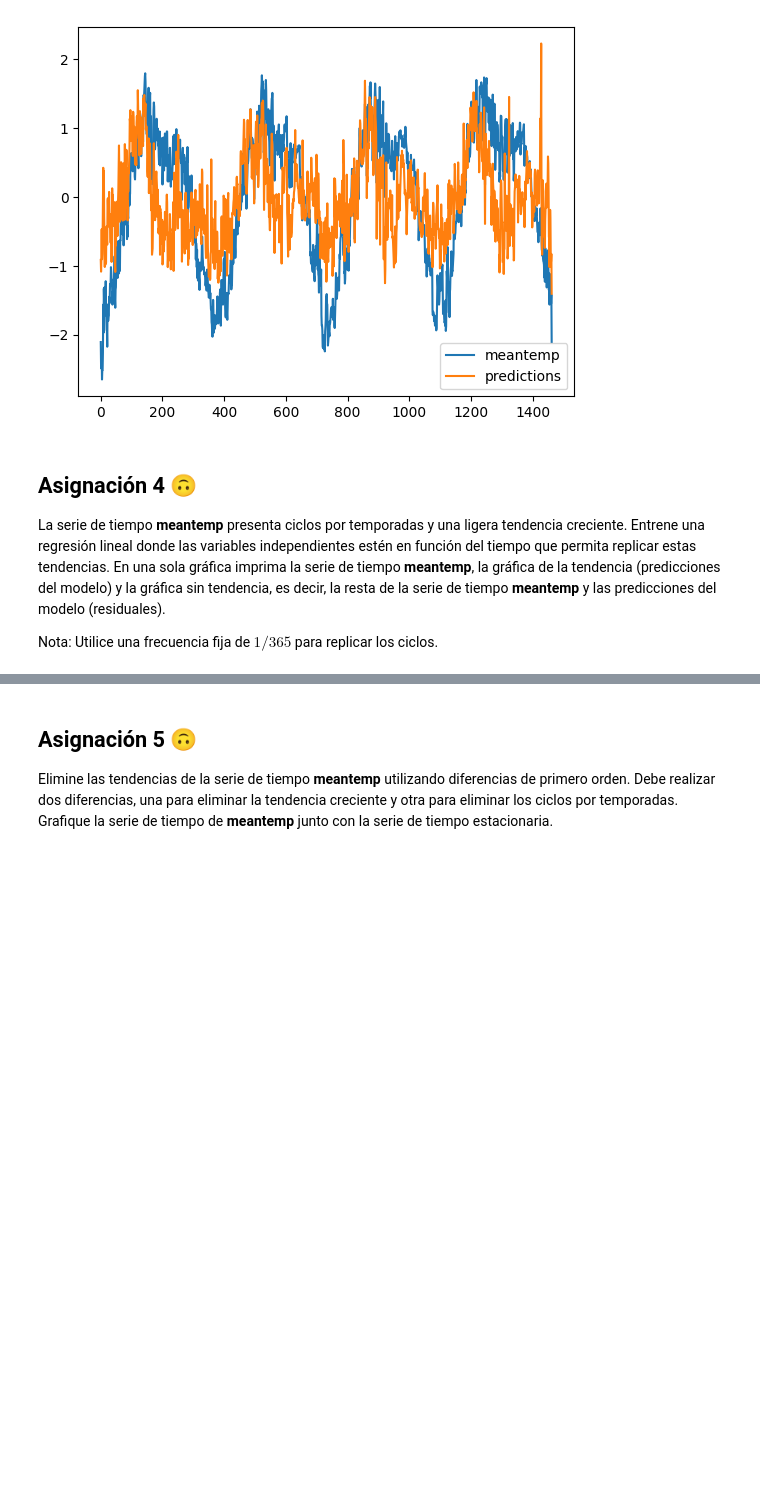
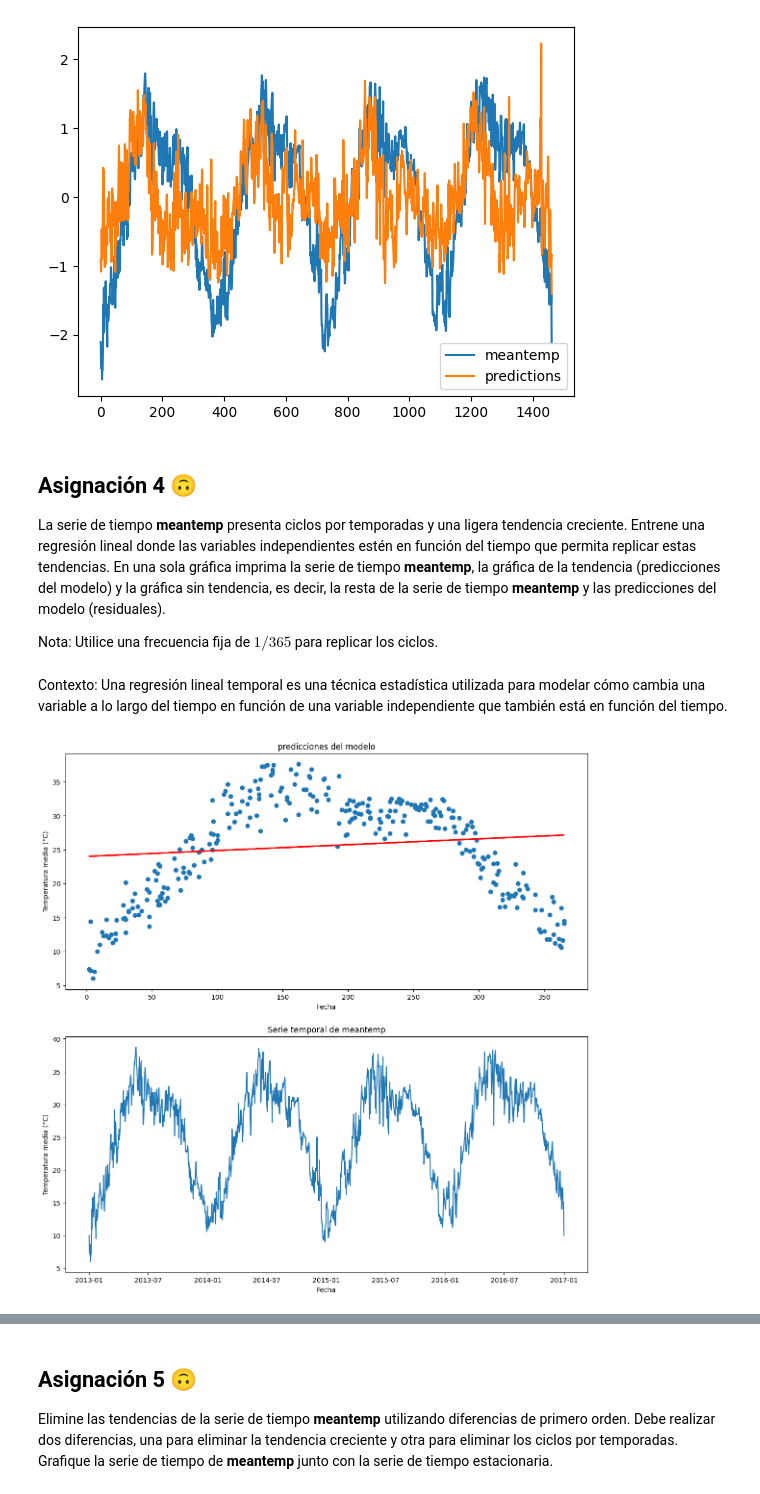
Before and after one commit to fitomx19/SeriesDeTiempo, a Jupyter notebook: 3 - Preprocesamiento de Series de Tiempo.ipynb, the cells around one changed output, grey strips where cells are left out. Cells and saved outputs as stored; diff of their text form; code cells hidden in the pictures; blank space fills up the shorter version.

```diff
--- a/3 - Preprocesamiento de Series de Tiempo.ipynb
+++ b/3 - Preprocesamiento de Series de Tiempo.ipynb
@@ -139,0 +136,56 @@ Nota: Utilice una frecuencia fija de $1/365$ para replicar los ciclos.
+# %% [markdown]
+Contexto:  Una regresión lineal temporal es una técnica estadística utilizada para modelar cómo cambia una variable a lo largo del tiempo en función de una variable independiente que también está en función del tiempo.
+# %%
+import pandas as pd
+import numpy as np
+import matplotlib.pyplot as plt
+from sklearn.linear_model import LinearRegression
+from sklearn.model_selection import train_test_split
+from sklearn.metrics import mean_squared_error
+
+# Cargar el dataset en un DataFrame de pandas
+data = pd.read_csv('DailyDelhiClimateTrain.csv')
+
+# Convertir la columna 'date' en un objeto datetime y establecerla como el índice del DataFrame
+data['date'] = pd.to_datetime(data['date'])
+data.set_index('date', inplace=True)
+
+# Agregar una columna 'dayofyear' que represente el día del año
+data['dayofyear'] = data.index.dayofyear
+
+
+# Crear una matriz de características que contenga las variables independientes (en este caso, solo 'dayofyear')
+X = data[['dayofyear']].values
+
+# Crear un vector de destino que contenga la variable dependiente ('meantemp')
+y = data['meantemp'].values
+
+# Dividir los datos en conjuntos de entrenamiento y prueba
+X_train, X_test, y_train, y_test = train_test_split(X, y, test_size=0.2, random_state=0)
+
+# Crear y ajustar el modelo de regresión lineal
+regressor = LinearRegression()
+regressor.fit(X_train, y_train)
+
+# Realizar predicciones sobre los datos de prueba y calcular el error cuadrático medio (MSE)
+y_pred = regressor.predict(X_test)
+mse = mean_squared_error(y_test, y_pred)
+
+fig, axs = plt.subplots(2, 1, figsize=(14, 14))
+
+
+#Graficar las predicciones del modelo
+axs[0].plot(X_test, y_test, 'o')
+axs[0].plot(X_test, y_pred, 'r', linewidth=2)
+axs[0].set_xlabel('Fecha')
+axs[0].set_ylabel('Temperatura media (°C)')
+axs[0].set_title('predicciones del modelo')
+# Graficar la serie temporal de meantemp para identificar los ciclos por temporadas y la tendencia creciente
+axs[1].plot(data['meantemp'])
+axs[1].set_xlabel('Fecha')
+axs[1].set_ylabel('Temperatura media (°C)')
+axs[1].set_title('Serie temporal de meantemp')
+
+plt.show()
+# %% [output]
+[figure, added]
```
Also changed, not shown: parts of 6 cells of this notebook, 1 other file.
